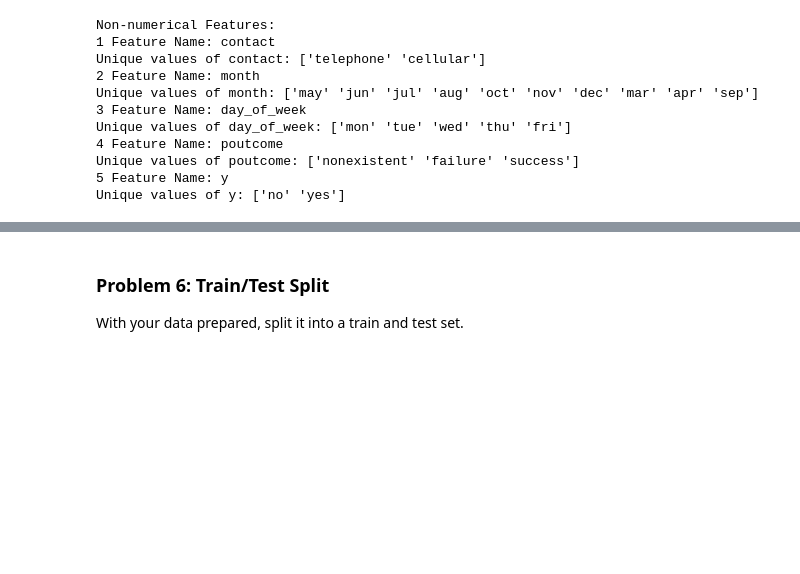
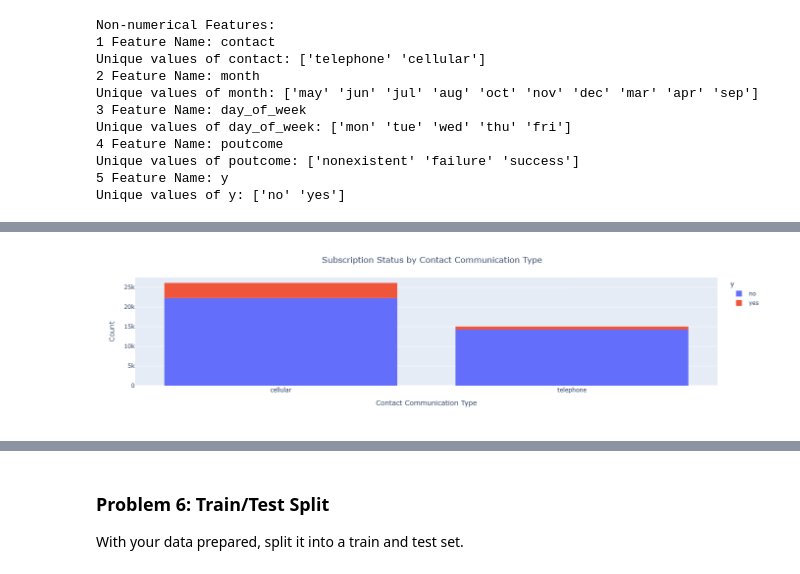
Before and after one commit to amanbhardwaj/compare-classifiers, a Jupyter notebook: prompt_III.ipynb, the cells around one changed output, grey strips where cells are left out. Cells and saved outputs as stored; diff of their text form; code cells hidden in the pictures; blank space fills up the shorter version.

```diff
--- a/prompt_III.ipynb
+++ b/prompt_III.ipynb
@@ -233,0 +270,10 @@ Unique values of y: ['no' 'yes']
+# %%
+# Subscription Status breakdown by Contact Communication Type
+fig = px.histogram(campaign_df, x='contact', color='y', width=650)
+fig.update_layout(title={'text': 'Subscription Status by Contact Communication Type','x': 0.5,'xanchor': 'center'},
+                 xaxis_title_text='Contact Communication Type', yaxis_title_text='Count', xaxis={'categoryorder':'total descending'})
+fig.write_image("images/04_Subscription_Status_by_Contact_Communication_Type.png")
+fig.write_html("plots/04_Subscription_Status_by_Contact_Communication_Type.html")
+fig.show()
+# %% [output]
+[figure, added]
```
Also changed, not shown: parts of 8 cells of this notebook, 14 other files.
